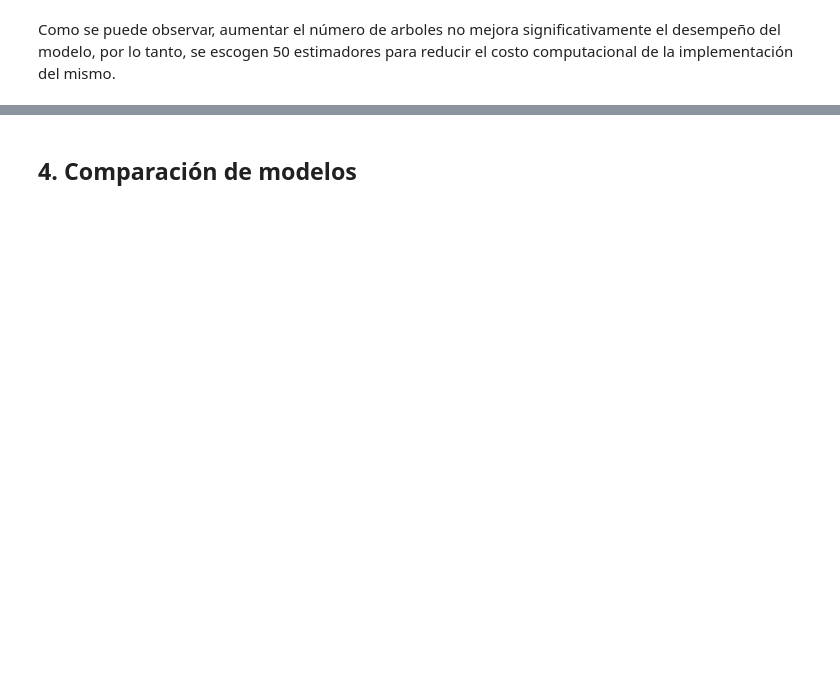
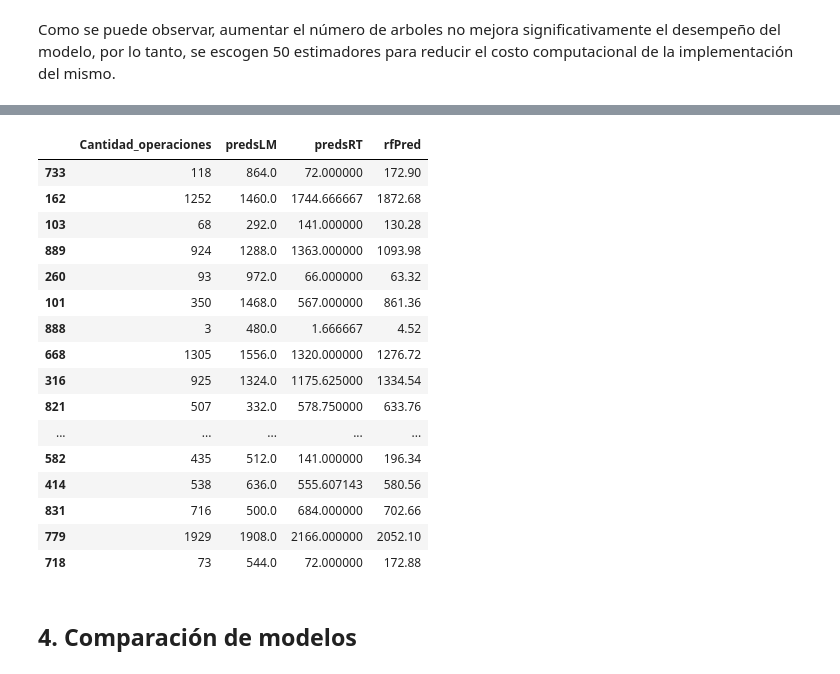
Before and after one commit to jmmendozae/DS_Projects_MM, a Jupyter notebook: Cantidad de operaciones_test.ipynb, the cells around one changed output, grey strips where cells are left out. Cells and saved outputs as stored; diff of their text form; code cells hidden in the pictures; blank space fills up the shorter version.

```diff
--- a/Cantidad de operaciones_test.ipynb
+++ b/Cantidad de operaciones_test.ipynb
@@ -621,3 +628,23 @@ compar.head(50)
+# %%
+compar.tail(60)
+# %% [output]
+|  | Cantidad_operaciones | predsLM | predsRT | rfPred |
+| 733 | 118 | 864.0 | 72.000000 | 172.90 |
+| 162 | 1252 | 1460.0 | 1744.666667 | 1872.68 |
+| 103 | 68 | 292.0 | 141.000000 | 130.28 |
+| 889 | 924 | 1288.0 | 1363.000000 | 1093.98 |
+| 260 | 93 | 972.0 | 66.000000 | 63.32 |
+| 101 | 350 | 1468.0 | 567.000000 | 861.36 |
+| 888 | 3 | 480.0 | 1.666667 | 4.52 |
+| 668 | 1305 | 1556.0 | 1320.000000 | 1276.72 |
+| 316 | 925 | 1324.0 | 1175.625000 | 1334.54 |
+| 821 | 507 | 332.0 | 578.750000 | 633.76 |
+| ... | ... | ... | ... | ... |
+| 582 | 435 | 512.0 | 141.000000 | 196.34 |
+| 414 | 538 | 636.0 | 555.607143 | 580.56 |
+| 831 | 716 | 500.0 | 684.000000 | 702.66 |
+| 779 | 1929 | 1908.0 | 2166.000000 | 2052.10 |
+| 718 | 73 | 544.0 | 72.000000 | 172.88 |
 # %% [markdown]
 ## 4. Comparación de modelos
 # %%
```
Also changed, not shown: parts of 13 cells of this notebook.
